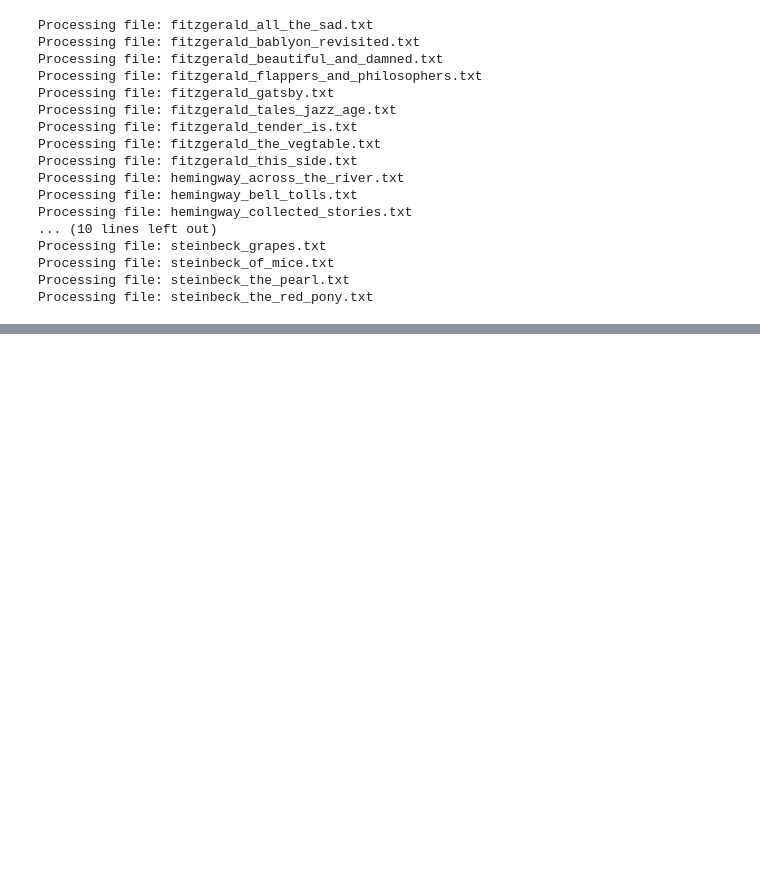
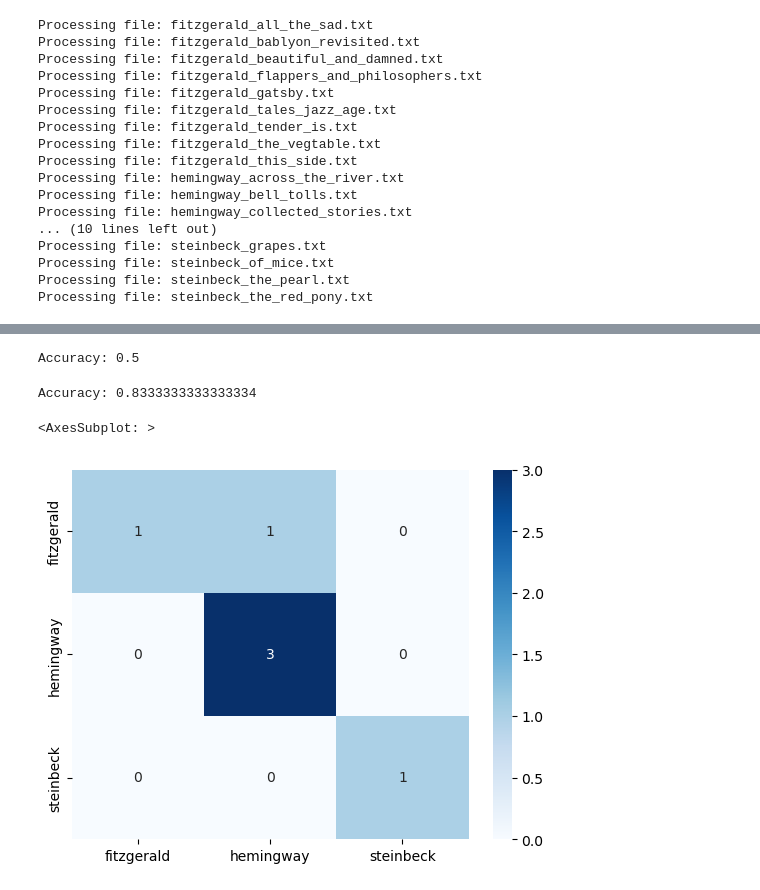
Before and after one commit to kspicer80/fitzgerald_hemingway, a Jupyter notebook: grammatical_parsing_for_feature_generation.ipynb, the cells around one changed output, grey strips where cells are left out. Drawn from its saved outputs; the diff is of its cells as text; code cells hidden in the pictures; blank space fills up the shorter version.

Commit message:
added a couple more models--decision tree, gbm.

```diff
--- a/grammatical_parsing_for_feature_generation.ipynb
+++ b/grammatical_parsing_for_feature_generation.ipynb
@@ -63,0 +123,66 @@ df.head()
+# %%
+from sklearn.neighbors import KNeighborsClassifier
+from sklearn.metrics import accuracy_score
+
+# Split the dataset into training and testing sets
+X_train, X_test, y_train, y_test = train_test_split(X, y, test_size=0.2, random_state=42)
+
+# create a TfidfVectorizer object to convert the text data into feature vectors
+tfidf = TfidfVectorizer(use_idf=False, norm='l2', tokenizer=nltk.word_tokenize)
+X_train_tfidf =tfidf.fit_transform(X_train)
+X_test_tfidf = tfidf.transform(X_test)
+
+# concatenate the POS tag counts with the Tfidf feature vectors
+X_train_full = np.hstack((X_train_tfidf.toarray(), df.iloc[X_train.index][pos_tags].values))
+X_test_full = np.hstack((X_test_tfidf.toarray(), df.iloc[X_test.index][pos_tags].values))
+
+# Create a KNN classifier with k=5
+knn = KNeighborsClassifier(n_neighbors=3)
+
+# Train the model on the training set
+knn.fit(X_train_full, y_train)
+
+# Predict the classes of the testing set
+y_pred = knn.predict(X_test_full)
+
+# Calculate the accuracy of the model
+accuracy = accuracy_score(y_test, y_pred)
+print("Accuracy:", accuracy)
+# %% [output]
+Accuracy: 0.5
+# %%
+from sklearn.tree import DecisionTreeClassifier
+
+# create a TfidfVectorizer object to convert the text data into feature vectors
+tfidf = TfidfVectorizer(use_idf=False, norm='l2', tokenizer=nltk.word_tokenize)
+X_train_tfidf =tfidf.fit_transform(X_train)
+X_test_tfidf = tfidf.transform(X_test)
+
+# concatenate the POS tag counts with the Tfidf feature vectors
+X_train_full = np.hstack((X_train_tfidf.toarray(), df.iloc[X_train.index][pos_tags].values))
+X_test_full = np.hstack((X_test_tfidf.toarray(), df.iloc[X_test.index][pos_tags].values))
+
+# Create a decision tree classifier object
+dt = DecisionTreeClassifier(max_depth=5)
+
+# Fit the classifier on the training data
+dt.fit(X_train_full, y_train)
+
+# Predict the labels for the test data
+y_pred = dt.predict(X_test_full)
+
+# Evaluate the performance of the classifier
+from sklearn.metrics import accuracy_score
+accuracy = accuracy_score(y_test, y_pred)
+print("Accuracy:", accuracy)
+# %% [output]
+Accuracy: 0.8333333333333334
+# %%
+import seaborn as sns
+from sklearn.metrics import confusion_matrix
+
+cm = confusion_matrix(y_test, y_pred)
+sns.heatmap(cm, annot=True, cmap="Blues", fmt="d", xticklabels=["fitzgerald", "hemingway", "steinbeck"], yticklabels=["fitzgerald", "hemingway", "steinbeck"])
+# %% [output]
+<AxesSubplot: >
+[figure, added]
```
Also changed, not shown: parts of 3 cells of this notebook.
